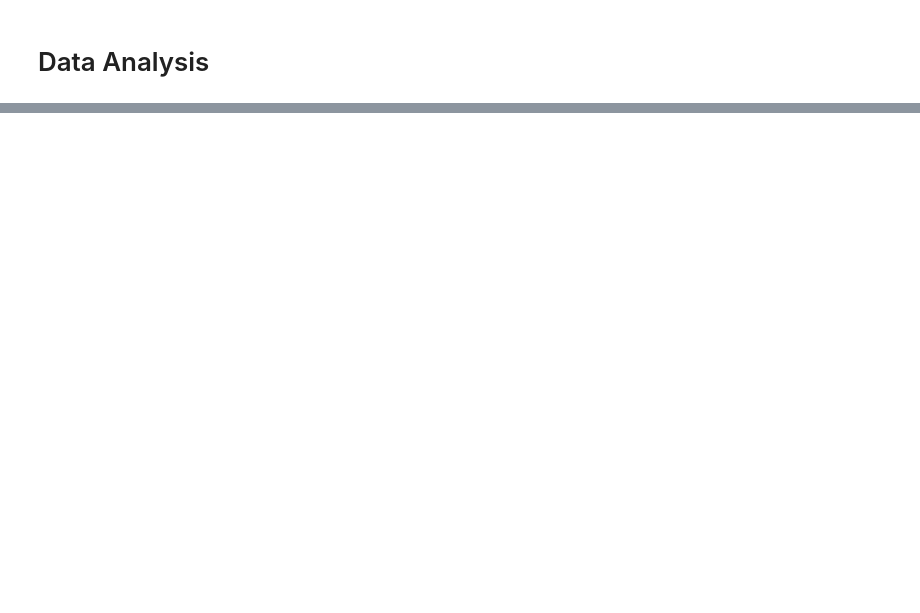
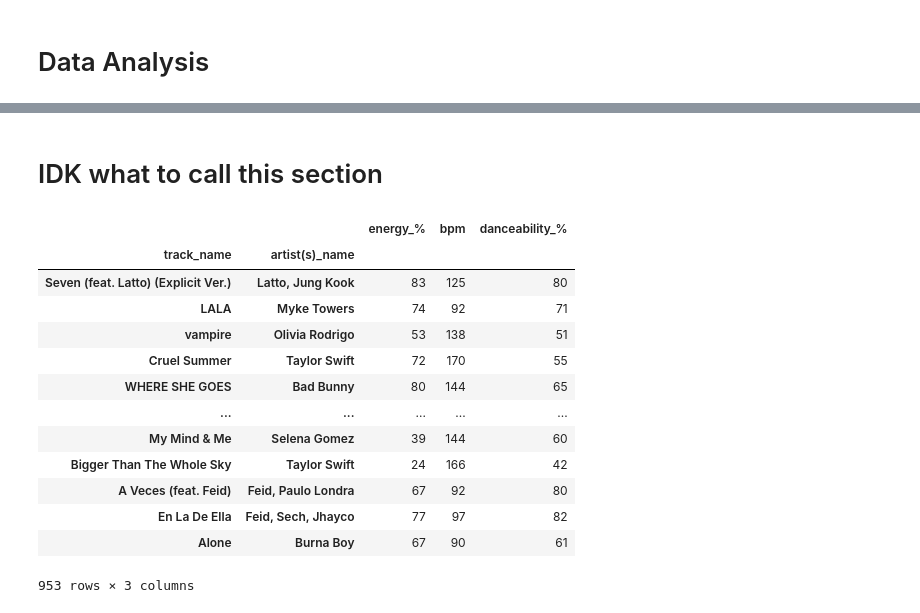
Before and after one commit to Abel-Lagonell/Spotify-Data_Mining, a Jupyter notebook: Project.ipynb, the cells around one changed output, grey strips where cells are left out. Drawn from its saved outputs; the diff is of its cells as text; code cells hidden in the pictures; blank space fills up the shorter version.

```diff
--- a/Project.ipynb
+++ b/Project.ipynb
@@ -110,0 +130,20 @@ plt.show()
+# %% [markdown]
+# IDK what to call this section
+# %%
+energy_bpm_dance_df = df[['energy_%', 'bpm', 'danceability_%']].copy()
+energy_bpm_dance_df
+# %% [output]
+|  |  | energy_% | bpm | danceability_% |
+| track_name | artist(s)_name |  |  |  |
+| Seven (feat. Latto) (Explicit Ver.) | Latto, Jung Kook | 83 | 125 | 80 |
+| LALA | Myke Towers | 74 | 92 | 71 |
+| vampire | Olivia Rodrigo | 53 | 138 | 51 |
+| Cruel Summer | Taylor Swift | 72 | 170 | 55 |
+| WHERE SHE GOES | Bad Bunny | 80 | 144 | 65 |
+| ... | ... | ... | ... | ... |
+| My Mind & Me | Selena Gomez | 39 | 144 | 60 |
+| Bigger Than The Whole Sky | Taylor Swift | 24 | 166 | 42 |
+| A Veces (feat. Feid) | Feid, Paulo Londra | 67 | 92 | 80 |
+| En La De Ella | Feid, Sech, Jhayco | 77 | 97 | 82 |
+| Alone | Burna Boy | 67 | 90 | 61 |
+953 rows × 3 columns
```
Also changed, not shown: parts of 9 cells of this notebook, 1 other file.
